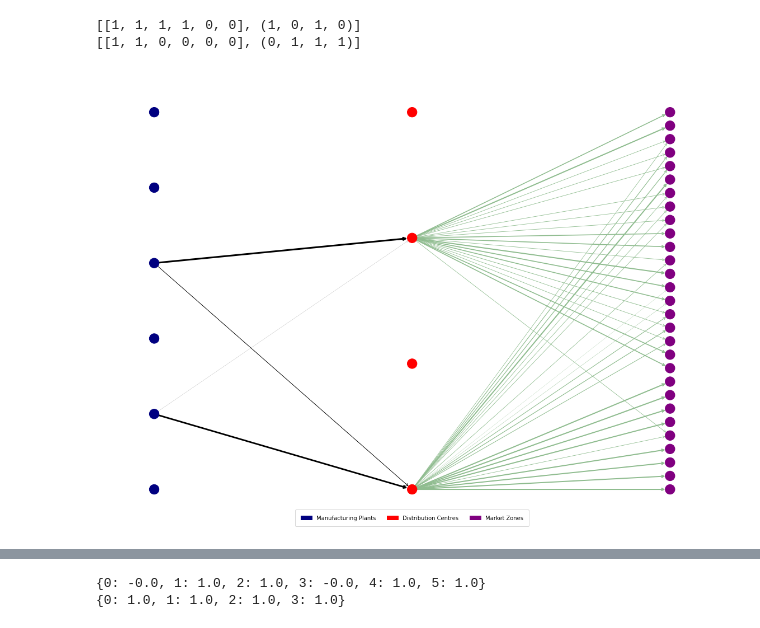
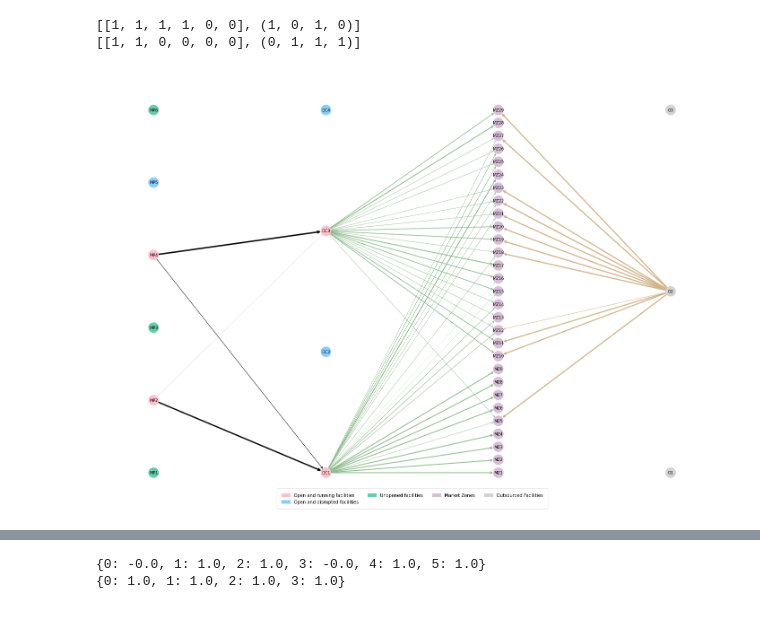
Before and after one commit to dkabe/SC_Resilience, a Jupyter notebook: Notebooks/network_visuals.ipynb, the cells around one changed output, grey strips where cells are left out. Cells and saved outputs as stored; diff of their text form; code cells hidden in the pictures.

Commit message:
network visuals

```diff
--- a/Notebooks/network_visuals.ipynb
+++ b/Notebooks/network_visuals.ipynb
@@ -45,13 +45,17 @@ for index in indices:
 
     Y_mat = np.array(list(v_val_Y_ijm.values())).reshape(num_Scenarios, Products, Manufacturing_plants, Distribution)
     Z_mat = np.array(list(v_val_Z_jkm.values())).reshape(num_Scenarios, Products, Distribution, Market)
+    T2_mat = np.array(list(v_val_T_lkm.values())).reshape(num_Scenarios, Products, Outsourced, Market)
 
     Y = sum(Y_mat[index])
     Z = sum(Z_mat[index])
+    T2 = sum(T2_mat[index])
 
-    MP = ["I_" + str(i) for i in range(Manufacturing_plants)]
-    DC = ["J_" + str(j) for j in range(Distribution)]
-    MZ = ["K_" + str(k) for k in range(Market)]
+    MP = ["MP" + str(i+1) for i in range(Manufacturing_plants)]
+    DC = ["DC" + str(j+1) for j in range(Distribution)]
+    MZ = ["MZ" + str(k+1) for k in range(Market)]
+    O = ["O" + str(l+1) for l in range(Outsourced)]
+
     Position_dic = {}
     Node_colors = []
     Edge_colors = []
@@ -60,34 +64,47 @@ for index in indices:
     Weight_ij = []
     Weight_jk = []
     Weight_lk = []
-    Max_p = max(Manufacturing_plants, Distribution, Market)
+    Max_p = max(Manufacturing_plants, Distribution, Market, Outsourced)
+
     IJ_edges = []
     for i in range(Manufacturing_plants):
         for j in range(Distribution):
             #if Y[i][j] > 0:
-            IJ_edges.append(("I_" + str(i), "J_" + str(j)))
+            IJ_edges.append(("MP" + str(i+1), "DC" + str(j+1)))
     Weight_ij.extend(Y.sum(axis=1))
 
     JK_edges = []
     for j in range(Distribution):
         for k in range(Market):
             #if Z[j][k] > 0:
-            JK_edges.append(("J_" + str(j), "K_" + str(k)))
+            JK_edges.append(("DC" + str(j+1), "MZ" + str(k+1)))
     Weight_jk.extend(Z.sum(axis=1))
+
+    LK_edges = []
+    for l in range(Outsourced):
+        for k in range(Market):
+            #if Tlk[l][k] > 0:
+            LK_edges.append(("O" + str(l+1), "MZ" + str(k+1)))
+    Weight_lk.extend(T2.sum(axis = 1))
 
     Weight.extend([4*Y[i][j]/max(Weight_ij) for i in range(Manufacturing_plants) for j in range(Distribution)])
     Weight.extend([29*Z[j][k]/max(Weight_jk) for j in range(Distribution) for k in range(Market)])
+    Weight.extend([29*T2[l][k]/max(Weight_lk) for l in range(Outsourced) for k in range(Market)])
 
-    Labels = []
-    Graph = nx.Graph()
+
+    Graph = nx.DiGraph()
 
     Position_values = []
     y_pos = np.linspace(0, Max_p, Manufacturing_plants)
     for i in range(Manufacturing_plants):
         position = (0, y_pos[i])
         Graph.add_node(MP[i])
-        Node_colors.append('navy')
-        Labels.append("i" + str(i))
+        if v_val_x_i[i] == 1 and Scen[index][0][i] == 1:
+            Node_colors.append('pink')
+        elif v_val_x_i[i] == 1 and Scen[index][0][i] == 0:
+            Node_colors.append('lightskyblue')
+        else:
+            Node_colors.append("mediumaquamarine")
         Position_values.append(np.asarray(position))
     Position_dic = dict(zip(MP, Position_values))
 
@@ -96,41 +113,62 @@ for index in indices:
     for j in range(Distribution):
         position = (1, y_pos[j])
         Graph.add_node(DC[j])
-        Node_colors.append('red')
-        Labels.append("j" + str(j))
+        if v_val_x_j[j] == 1 and Scen[index][1][j] == 1:
+            Node_colors.append('pink')
+        elif v_val_x_j[j] == 1 and Scen[index][1][j] == 0:
+            Node_colors.append('lightskyblue')
+        else:
+            Node_colors.append("mediumaquamarine")
         Position_values.append(np.asarray(position))
     Position_dic.update(dict(zip(DC, Position_values)))
 
     Position_values = []
     y_pos = np.linspace(0, Max_p, Market)
     for k in range(Market):
         position = (2, y_pos[k])
         Graph.add_node(MZ[k])
-        Node_colors.append('purple')
-        Labels.append("k" + str(k))
+        Node_colors.append('thistle')
         Position_values.append(np.asarray(position))
     Position_dic.update(dict(zip(MZ, Position_values)))
+
+
+    Position_values = []
+    y_pos = np.linspace(0, Max_p, Outsourced)
+    for l in range(Outsourced):
+        position = (3, y_pos[l])
+        Graph.add_node(O[l])
+        Node_colors.append('lightgrey')
+        Position_values.append(np.asarray(position))
+    Position_dic.update(dict(zip(O, Position_values)))
 
     # Add Edges
 
     Graph.add_edges_from(IJ_edges)
     Graph.add_edges_from(JK_edges)
+    Graph.add_edges_from(LK_edges)
+
+
     Edge_colors.extend(['black' for i in IJ_edges])
     Edge_colors.extend(['darkseagreen' for i in JK_edges])
+    Edge_colors.extend(['tan' for l in LK_edges])
+
 
     nodePos = nx.shell_layout(Graph)
-    nx.draw_networkx(Graph, with_labels = False, node_color = Node_colors, edge_color = Edge_colors, pos = Position_dic, width = Weight, arrows=True, arrowstyle = '->')
+    nx.draw_networkx(Graph, with_labels = True, font_size = 9, font_color = "black", node_size = 500, node_color = Node_colors, edge_color = Edge_colors, pos = Position_dic, width = Weight, arrows=True, arrowstyle = '->')
+
 
     limits=plt.axis('off')
-    plt.gcf().set_size_inches(20, 15)
+    plt.gcf().set_size_inches(25, 18)
 
-    legend_mp = mpatches.Patch(color = 'navy', label = 'Manufacturing Plants')
-    legend_dc = mpatches.Patch(color = 'red', label = 'Distribution Centres')
-    legend_mz = mpatches.Patch(color = 'purple', label = 'Market Zones')
+    legend_mp_1 = mpatches.Patch(color = 'pink', label = 'Open and running facilities')
+    legend_mp_2 = mpatches.Patch(color = 'lightskyblue', label = 'Open and disrupted facilities')
+    legend_mp_3 = mpatches.Patch(color = 'mediumaquamarine', label = 'Unopened facilities')
+    legend_mz = mpatches.Patch(color = 'thistle', label = 'Market Zones')
+    legend_o = mpatches.Patch(color = 'lightgrey', label = 'Outsourced Facilities')
 
     ax = plt.subplot(111)
-    ax.legend(loc = 'lower center', handles=[legend_mp, legend_dc, legend_mz], ncol = 3, borderpad=1)
+    ax.legend(loc = 'lower center', handles=[legend_mp_1, legend_mp_2, legend_mp_3, legend_mz, legend_o], ncol = 4, borderpad=1)
 
     plt.show()
 # %% [output]
-[figure, old version]
+[figure, new version]
```
Also changed, not shown: parts of 10 cells of this notebook.
